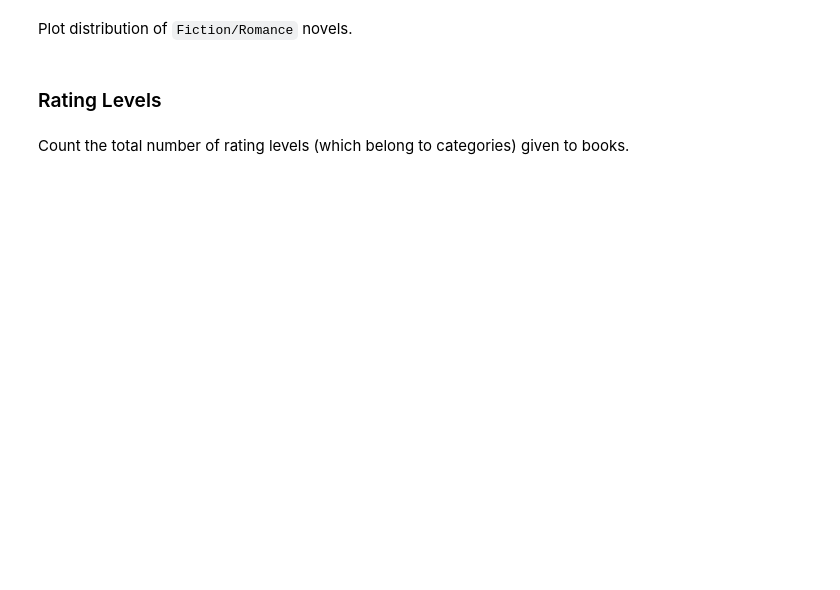
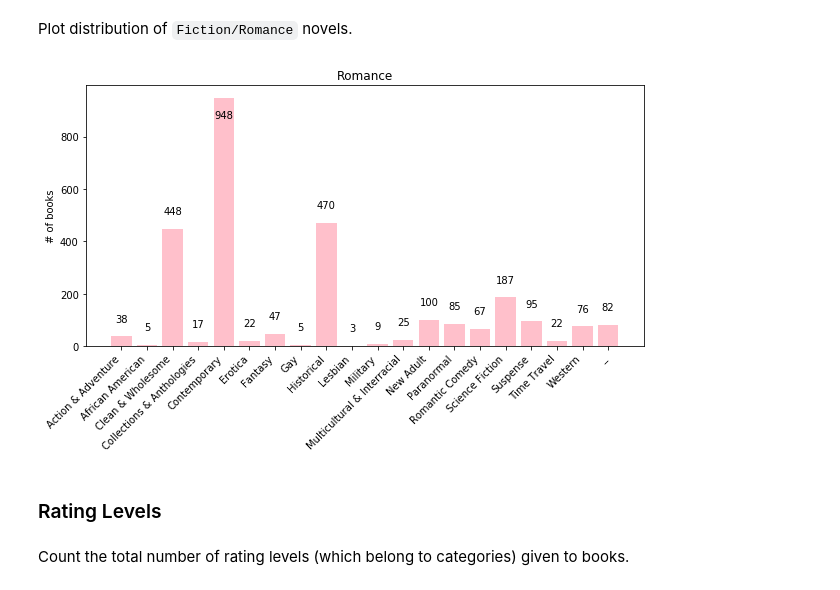
Before and after one commit to EricRobertBrewer/book-analyzer, a Jupyter notebook: python/sites/bookcave/bookcave_meta.ipynb, the cells around one changed output. Saved outputs shown, nothing was run; the diff lists cells and outputs as text; code cells hidden in the pictures; blank space fills up the shorter version.

```diff
--- a/python/sites/bookcave/bookcave_meta.ipynb
+++ b/python/sites/bookcave/bookcave_meta.ipynb
@@ -202,26 +217,28 @@ Plot distribution of `Fiction/Romance` novels.
 # %%
 romance_genres_set = set()
 romance_genre_values = []
 for book_genre_hierarchy in book_genre_hierarchies:
     for hierarchy in book_genre_hierarchy:
         if len(hierarchy) < 2:
             continue
         if hierarchy[0] != 'Fiction' or hierarchy[1] != 'Romance':
             continue
         sub_sub_genre = hierarchy[2] if len(hierarchy) > 2 else '_'
         romance_genres_set.add(sub_sub_genre)
         romance_genre_values.append(sub_sub_genre)
 romance_genres = sorted(list(romance_genres_set))
 romance_genre_to_index = {genre: i for i, genre in enumerate(romance_genres)}
 romance_genre_y = [romance_genre_to_index[value] for value in romance_genre_values]
 
 romance_genres_bincount = plot_label_distribution(romance_genres,
                                                   romance_genre_y,
                                                   'Romance',
                                                   '# of books',
                                                   'pink',
-                                                  'k',
-                                                  size=(10, 5))
+                                                  text_color='k',
+                                                  figsize=(10, 4.8))
+# %% [output]
+[figure, added]
 # %% [markdown]
 ### Rating Levels
 # %% [markdown]
```
Also changed, not shown: parts of 25 cells of this notebook, 3 other files.
